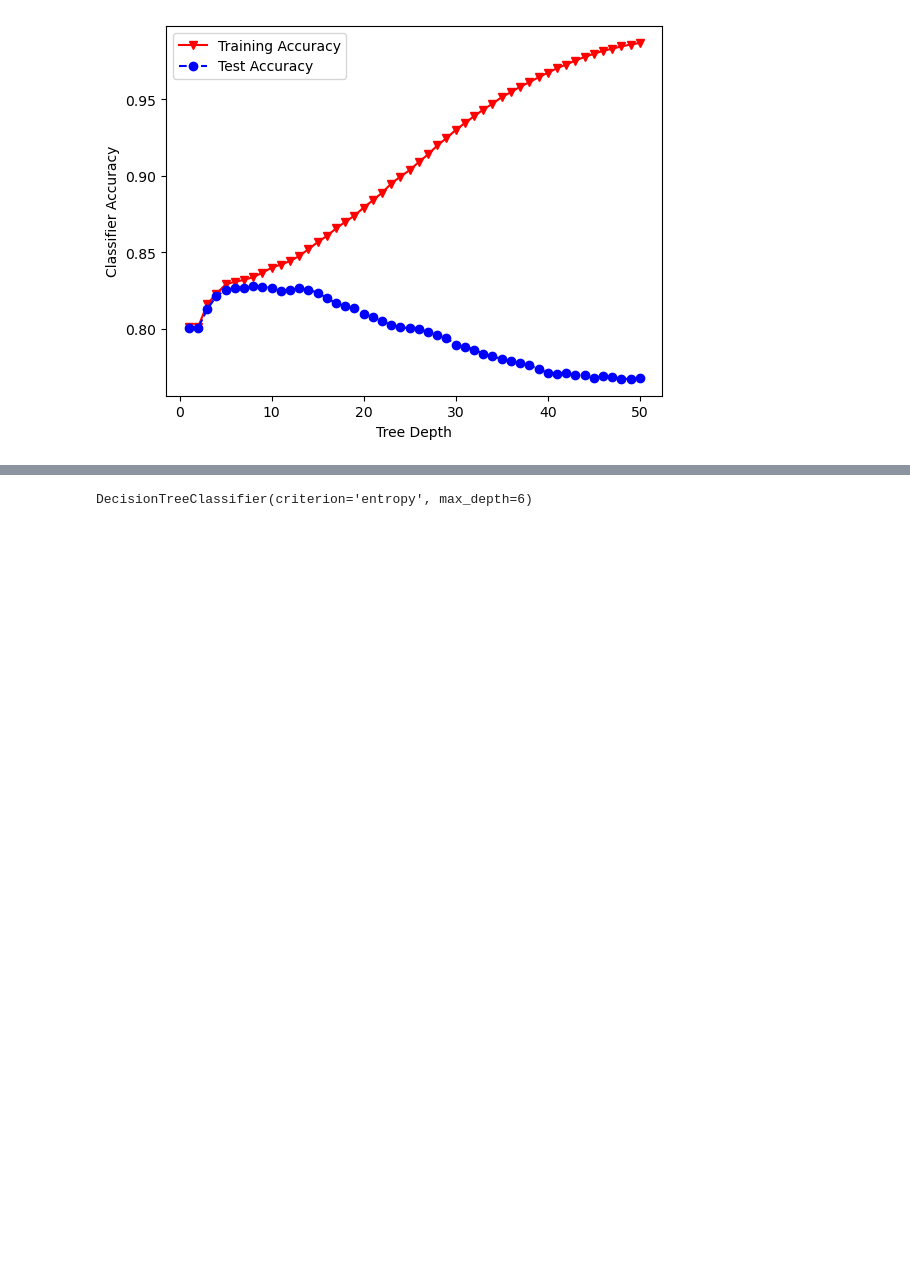
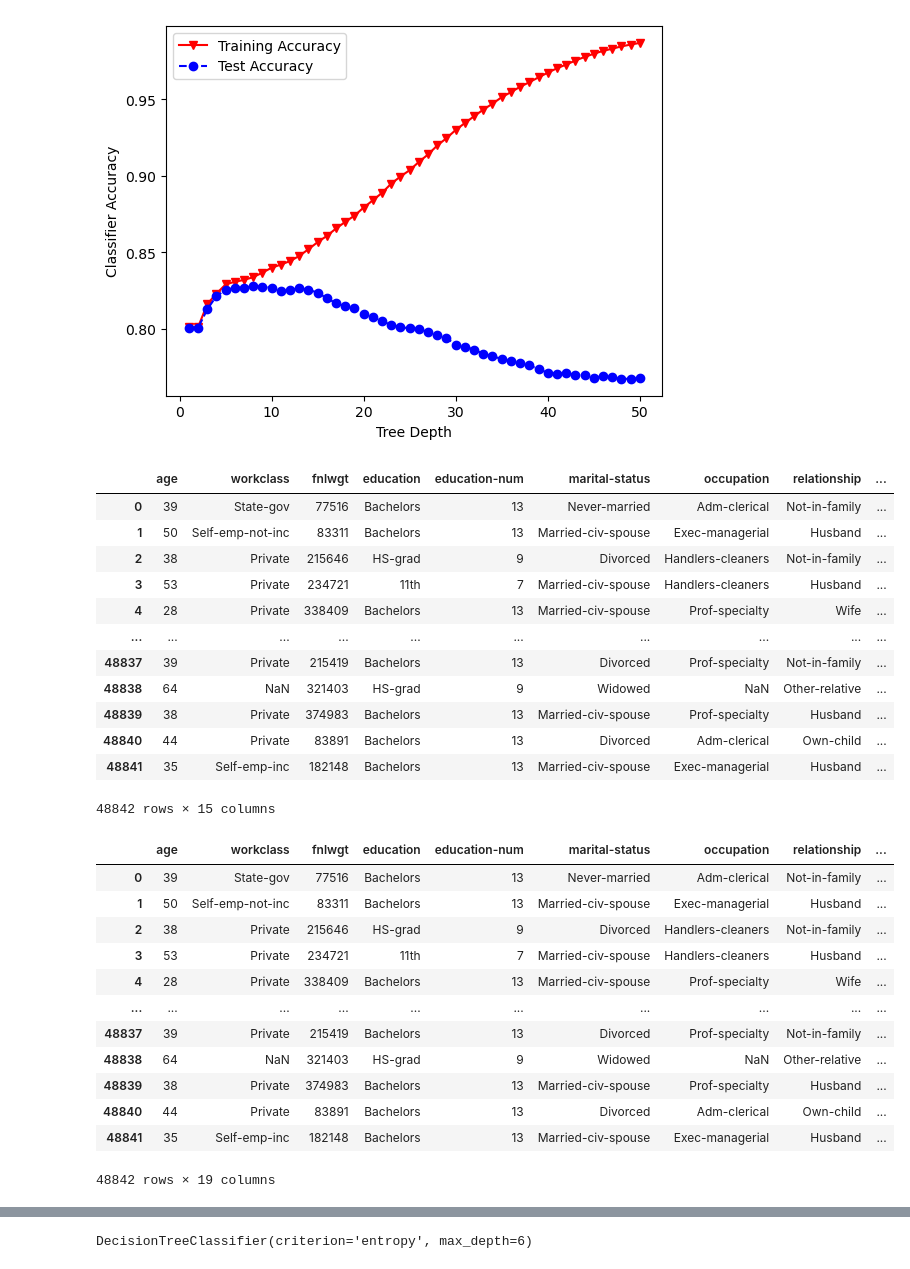
Before and after one commit to PatrickZ3/Data-Mining-Adult-s-Income, a Jupyter notebook: script_ JasonQuantrill_PatrickLay.ipynb, the cells around one changed output, grey strips where cells are left out. Saved outputs shown, nothing was run; the diff lists cells and outputs as text; code cells hidden in the pictures; blank space fills up the shorter version.

```diff
--- a/script_ JasonQuantrill_PatrickLay.ipynb
+++ b/script_ JasonQuantrill_PatrickLay.ipynb
@@ -42,6 +42,7 @@ print(adult.variables)
 14                                       >50K, <=50K.  None             no
 # %%
 df=X.join(y)
+dd=X.join(y)
 df.dropna(inplace=True)
 df.drop_duplicates(inplace=True)
 display(df)
@@ -142,3 +143,61 @@ plt.ylabel('Classifier Accuracy')
 # %% [output]
 Text(0, 0.5, 'Classifier Accuracy')
 [figure]
+# %%
+display(dd)
+dd["income"] = [1 if ">50K" in x else 0 for x in dd.income]
+data = {'workclass': ['Private', 'Self-emp-not-inc', 'Self-emp-inc', 'Federal-gov', 'Local-gov', 'State-gov', 'Without-pay', 'Never-worked']}
+
+def create_workclass_columns(row):
+    workclass = row['workclass']
+    if workclass == 'Private':
+        row['private'] = 1
+        row['self-employ'] = 0
+        row['government'] = 0
+        row['jobless'] = 0
+    elif workclass in ['Self-emp-not-inc', 'Self-emp-inc']:
+        row['private'] = 0
+        row['self-employ'] = 1
+        row['government'] = 0
+        row['jobless'] = 0
+    elif workclass in ['Federal-gov', 'Local-gov', 'State-gov']:
+        row['private'] = 0
+        row['self-employ'] = 0
+        row['government'] = 1
+        row['jobless'] = 0
+    else:
+        row['private'] = 0
+        row['self-employ'] = 0
+        row['government'] = 0
+        row['jobless'] = 1
+    return row
+dd = dd.apply(create_workclass_columns, axis=1)
+
+display(dd)
+# %% [output]
+|  | age | workclass | fnlwgt | education | education-num | marital-status | occupation | relationship | ... |
+| 0 | 39 | State-gov | 77516 | Bachelors | 13 | Never-married | Adm-clerical | Not-in-family | ... |
+| 1 | 50 | Self-emp-not-inc | 83311 | Bachelors | 13 | Married-civ-spouse | Exec-managerial | Husband | ... |
+| 2 | 38 | Private | 215646 | HS-grad | 9 | Divorced | Handlers-cleaners | Not-in-family | ... |
+| 3 | 53 | Private | 234721 | 11th | 7 | Married-civ-spouse | Handlers-cleaners | Husband | ... |
+| 4 | 28 | Private | 338409 | Bachelors | 13 | Married-civ-spouse | Prof-specialty | Wife | ... |
+| ... | ... | ... | ... | ... | ... | ... | ... | ... | ... |
+| 48837 | 39 | Private | 215419 | Bachelors | 13 | Divorced | Prof-specialty | Not-in-family | ... |
+| 48838 | 64 | NaN | 321403 | HS-grad | 9 | Widowed | NaN | Other-relative | ... |
+| 48839 | 38 | Private | 374983 | Bachelors | 13 | Married-civ-spouse | Prof-specialty | Husband | ... |
+| 48840 | 44 | Private | 83891 | Bachelors | 13 | Divorced | Adm-clerical | Own-child | ... |
+| 48841 | 35 | Self-emp-inc | 182148 | Bachelors | 13 | Married-civ-spouse | Exec-managerial | Husband | ... |
+48842 rows × 15 columns
+|  | age | workclass | fnlwgt | education | education-num | marital-status | occupation | relationship | ... |
+| 0 | 39 | State-gov | 77516 | Bachelors | 13 | Never-married | Adm-clerical | Not-in-family | ... |
+| 1 | 50 | Self-emp-not-inc | 83311 | Bachelors | 13 | Married-civ-spouse | Exec-managerial | Husband | ... |
+| 2 | 38 | Private | 215646 | HS-grad | 9 | Divorced | Handlers-cleaners | Not-in-family | ... |
+| 3 | 53 | Private | 234721 | 11th | 7 | Married-civ-spouse | Handlers-cleaners | Husband | ... |
+| 4 | 28 | Private | 338409 | Bachelors | 13 | Married-civ-spouse | Prof-specialty | Wife | ... |
+| ... | ... | ... | ... | ... | ... | ... | ... | ... | ... |
+| 48837 | 39 | Private | 215419 | Bachelors | 13 | Divorced | Prof-specialty | Not-in-family | ... |
+| 48838 | 64 | NaN | 321403 | HS-grad | 9 | Widowed | NaN | Other-relative | ... |
+| 48839 | 38 | Private | 374983 | Bachelors | 13 | Married-civ-spouse | Prof-specialty | Husband | ... |
+| 48840 | 44 | Private | 83891 | Bachelors | 13 | Divorced | Adm-clerical | Own-child | ... |
+| 48841 | 35 | Self-emp-inc | 182148 | Bachelors | 13 | Married-civ-spouse | Exec-managerial | Husband | ... |
+48842 rows × 19 columns
```
Also changed, not shown: parts of 4 cells of this notebook.
